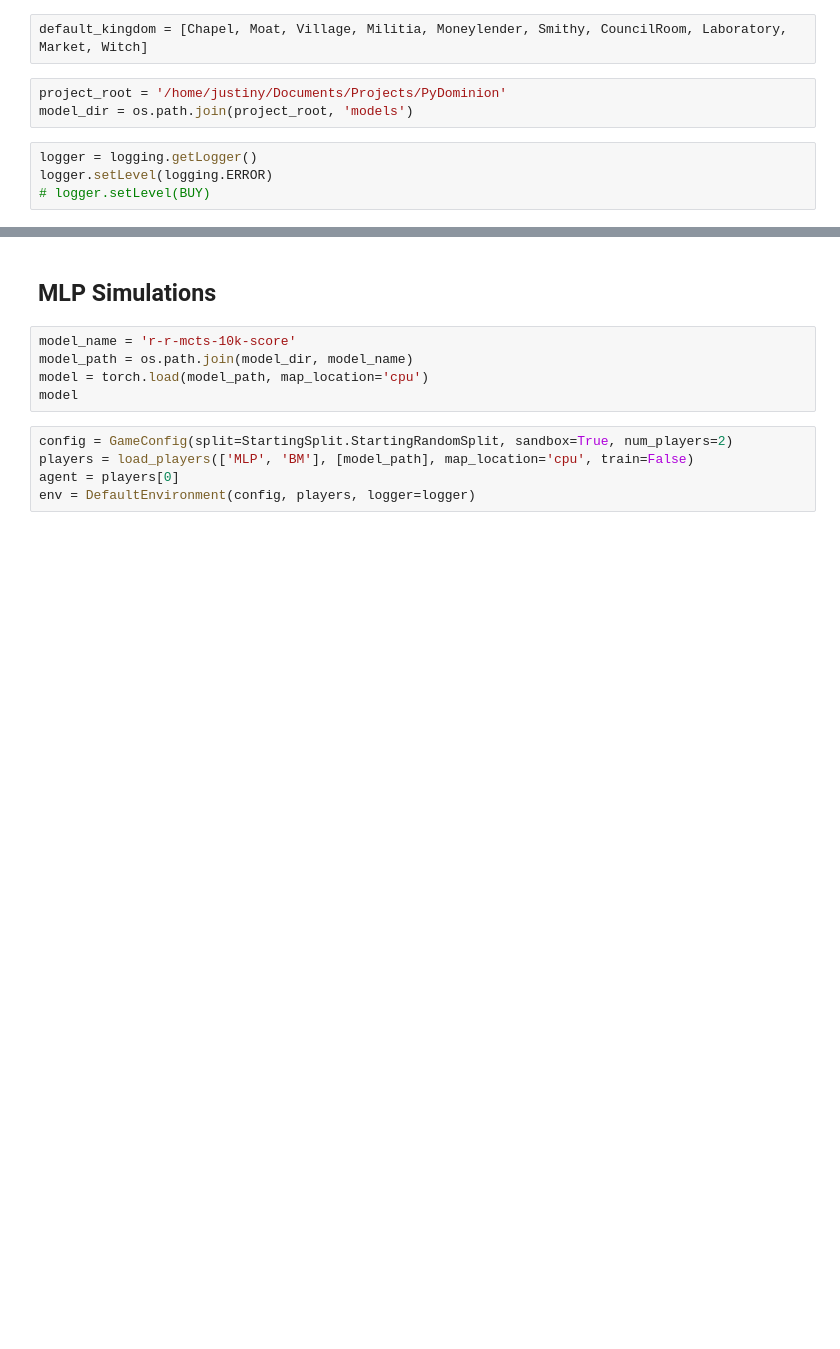
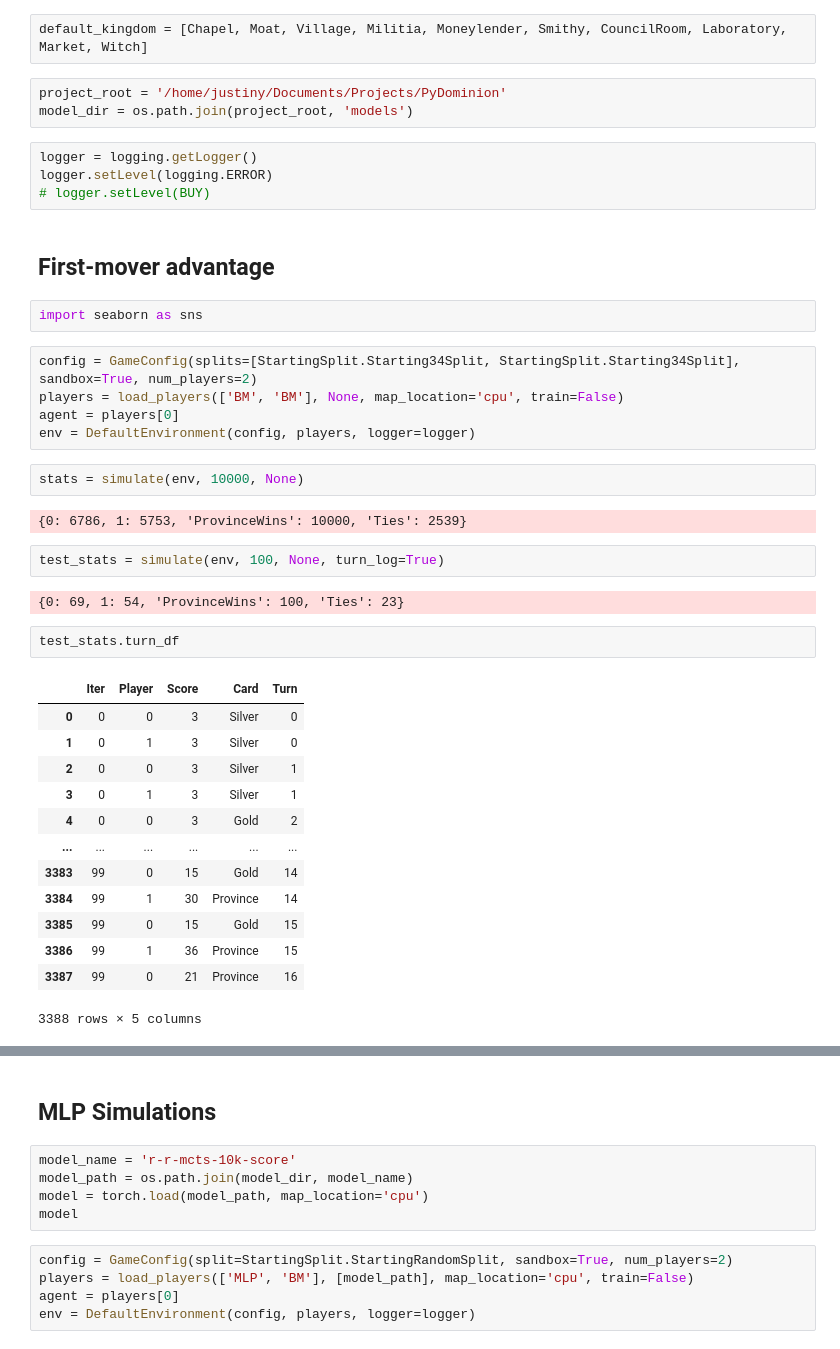
Before and after one commit to SpecificGenerality/PyDominion, a Jupyter notebook: notebooks/simulations.ipynb, the cells around one changed output, grey strips where cells are left out. Saved outputs shown, nothing was run; the diff lists cells and outputs as text; blank space fills up the shorter version.

```diff
--- a/notebooks/simulations.ipynb
+++ b/notebooks/simulations.ipynb
@@ -24,3 +24,36 @@ model_dir = os.path.join(project_root, 'models')
 logger = logging.getLogger()
 logger.setLevel(logging.ERROR)
 # logger.setLevel(BUY)
+# %% [markdown]
+## First-mover advantage ##
+# %%
+import seaborn as sns
+# %%
+config = GameConfig(splits=[StartingSplit.Starting34Split, StartingSplit.Starting34Split], sandbox=True, num_players=2)
+players = load_players(['BM', 'BM'], None, map_location='cpu', train=False)
+agent = players[0]
+env = DefaultEnvironment(config, players, logger=logger)
+# %%
+stats = simulate(env, 10000, None)
+# %% [output]
+{0: 6786, 1: 5753, 'ProvinceWins': 10000, 'Ties': 2539}
+# %%
+test_stats = simulate(env, 100, None, turn_log=True)
+# %% [output]
+{0: 69, 1: 54, 'ProvinceWins': 100, 'Ties': 23}
+# %%
+test_stats.turn_df
+# %% [output]
+|  | Iter | Player | Score | Card | Turn |
+| 0 | 0 | 0 | 3 | Silver | 0 |
+| 1 | 0 | 1 | 3 | Silver | 0 |
+| 2 | 0 | 0 | 3 | Silver | 1 |
+| 3 | 0 | 1 | 3 | Silver | 1 |
+| 4 | 0 | 0 | 3 | Gold | 2 |
+| ... | ... | ... | ... | ... | ... |
+| 3383 | 99 | 0 | 15 | Gold | 14 |
+| 3384 | 99 | 1 | 30 | Province | 14 |
+| 3385 | 99 | 0 | 15 | Gold | 15 |
+| 3386 | 99 | 1 | 36 | Province | 15 |
+| 3387 | 99 | 0 | 21 | Province | 16 |
+3388 rows × 5 columns
```
Also changed, not shown: parts of 11 cells of this notebook, 4 other files.
